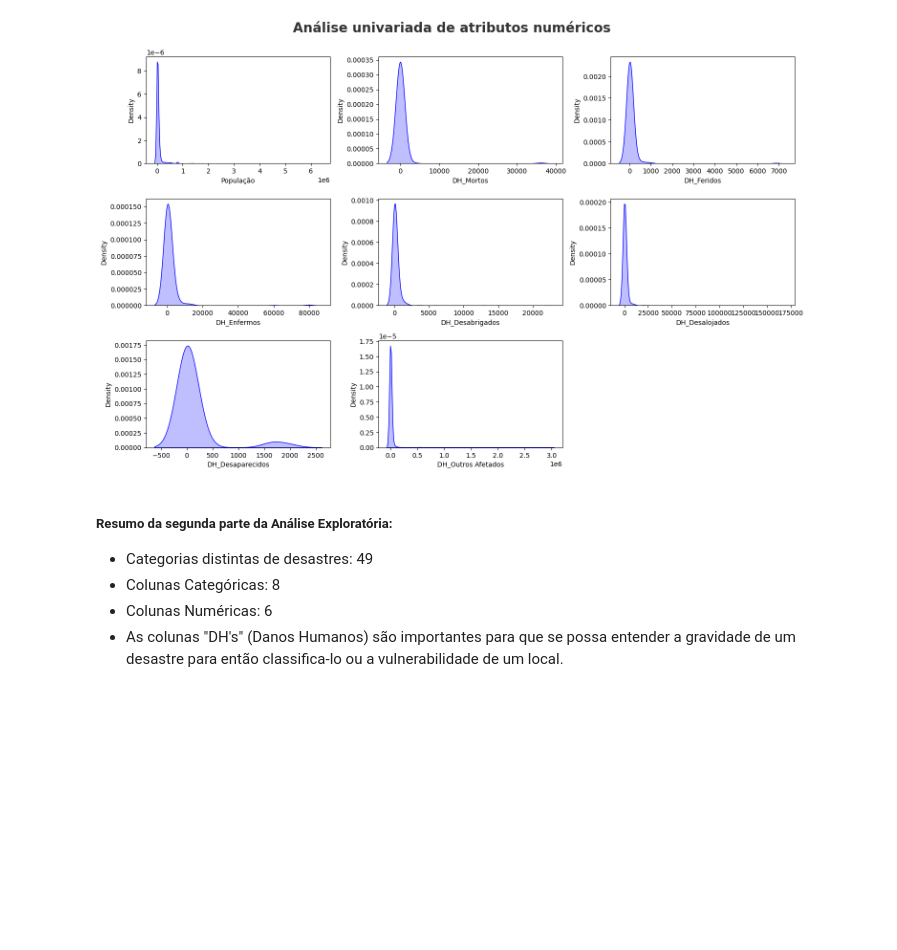
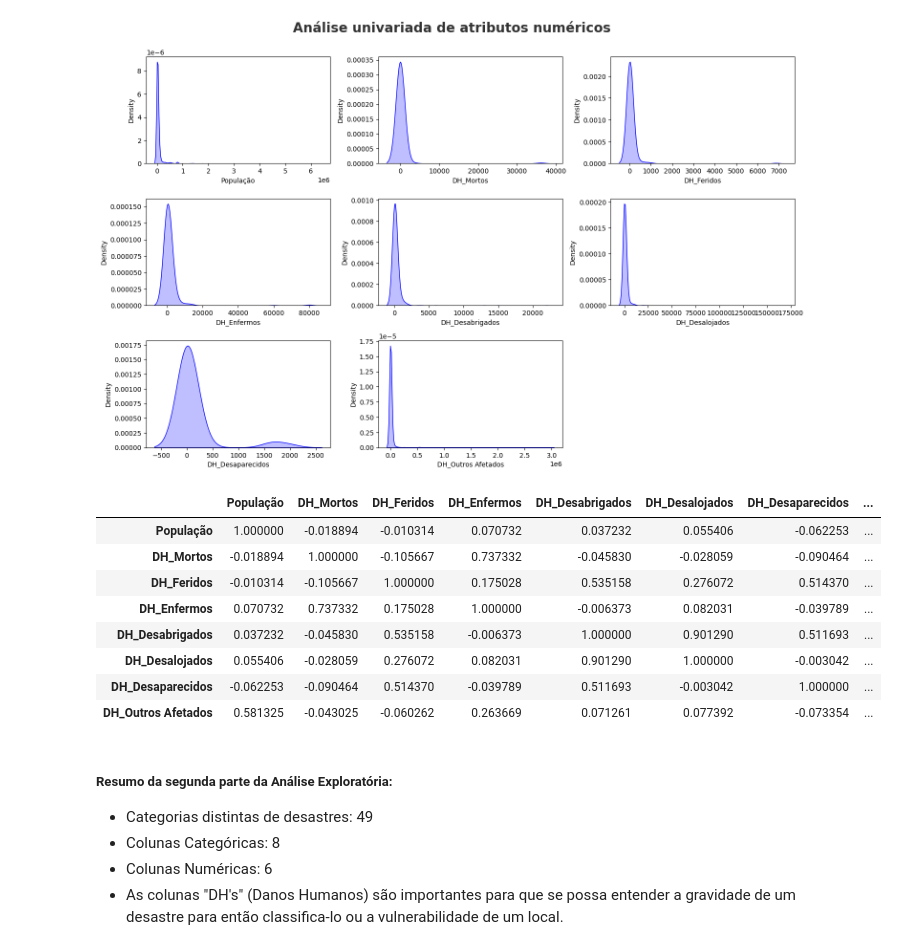
Before and after one commit to vitorjensen/Python_para_Dados, a Jupyter notebook: Projetos/Análise Exploratória de Danos Informados/Análise_Exploratória_de_Danos.ipynb, the cells around one changed output. Drawn from its saved outputs; the diff is of its cells as text; code cells hidden in the pictures; blank space fills up the shorter version.

Commit message:
Incluída a Correlação Linear

```diff
--- a/Projetos/Análise Exploratória de Danos Informados/Análise_Exploratória_de_Danos.ipynb
+++ b/Projetos/Análise Exploratória de Danos Informados/Análise_Exploratória_de_Danos.ipynb
@@ -150,6 +150,19 @@ for i in range(len(colunas_numericas)):
   plt.tight_layout()
 # %% [output]
 [figure]
+# %%
+# Correlação Linear
+df[colunas_numericas].corr()
+# %% [output]
+|  | População | DH_Mortos | DH_Feridos | DH_Enfermos | DH_Desabrigados | DH_Desalojados | DH_Desaparecidos | ... |
+| População | 1.000000 | -0.018894 | -0.010314 | 0.070732 | 0.037232 | 0.055406 | -0.062253 | ... |
+| DH_Mortos | -0.018894 | 1.000000 | -0.105667 | 0.737332 | -0.045830 | -0.028059 | -0.090464 | ... |
+| DH_Feridos | -0.010314 | -0.105667 | 1.000000 | 0.175028 | 0.535158 | 0.276072 | 0.514370 | ... |
+| DH_Enfermos | 0.070732 | 0.737332 | 0.175028 | 1.000000 | -0.006373 | 0.082031 | -0.039789 | ... |
+| DH_Desabrigados | 0.037232 | -0.045830 | 0.535158 | -0.006373 | 1.000000 | 0.901290 | 0.511693 | ... |
+| DH_Desalojados | 0.055406 | -0.028059 | 0.276072 | 0.082031 | 0.901290 | 1.000000 | -0.003042 | ... |
+| DH_Desaparecidos | -0.062253 | -0.090464 | 0.514370 | -0.039789 | 0.511693 | -0.003042 | 1.000000 | ... |
+| DH_Outros Afetados | 0.581325 | -0.043025 | -0.060262 | 0.263669 | 0.071261 | 0.077392 | -0.073354 | ... |
 # %% [markdown]
 ##### **Resumo da segunda parte da Análise Exploratória:**
 - Categorias distintas de desastres: 49
```
